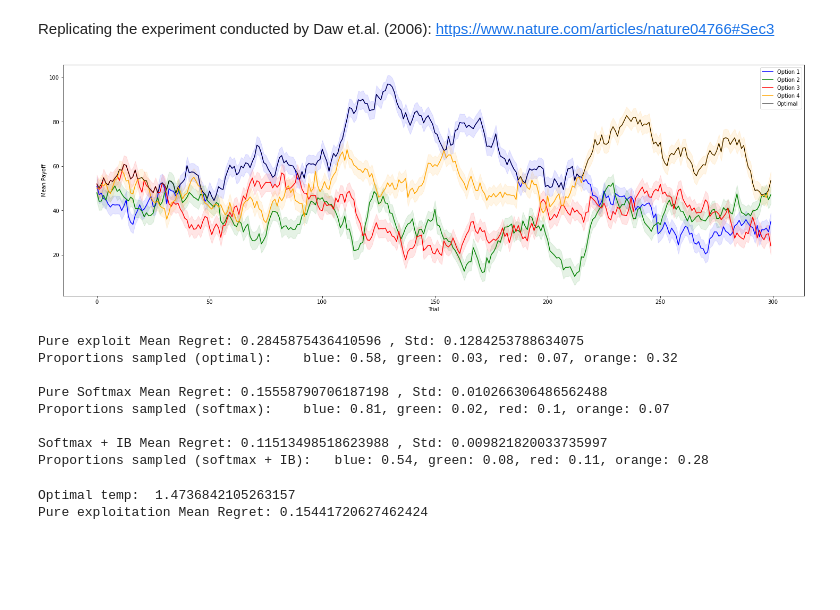
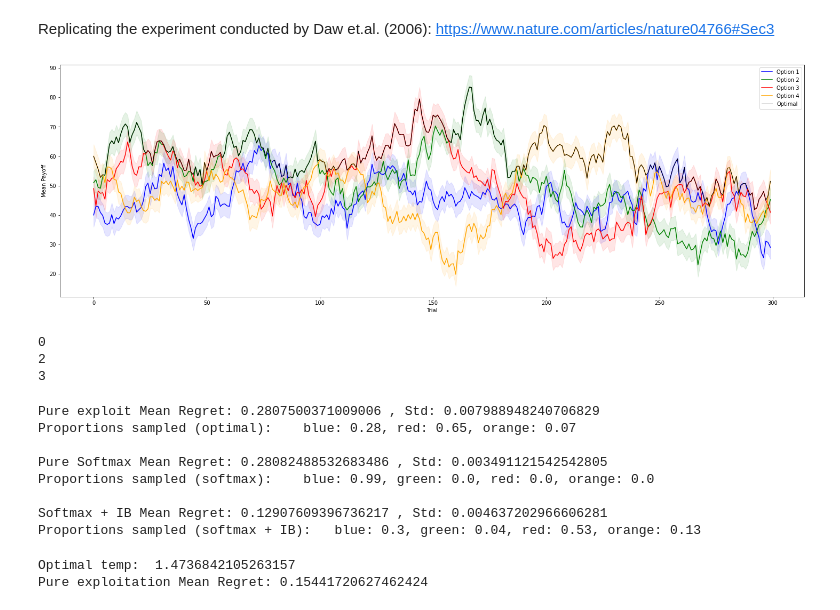
Before and after one commit to exie1/Complex-systems-EE, a Jupyter notebook: multiArmBandit_dynamic.ipynb, the cells around one changed output. Saved outputs shown, nothing was run; the diff lists cells and outputs as text; code cells hidden in the pictures; blank space fills up the shorter version.

Commit message:
Generating new payoffs
- Generating new payoff walks
- Changed printing function to account for trials with unsampled options.

```diff
--- a/multiArmBandit_dynamic.ipynb
+++ b/multiArmBandit_dynamic.ipynb
@@ -59,16 +59,17 @@ class Bandits:
             scores[:,option] = self.sample(np.zeros(trials) + payoff[option,0])
             history[option][:,option] = scores[:,option]
             history_choices[:,option] = np.zeros(trials) + option
-
         for t in range(4,self.time):
             expected_rewards = np.transpose([np.sum(history[option],1)/np.count_nonzero(history[option],1) for option in history])/temp
             weights = np.exp(expected_rewards) / np.sum(np.exp(expected_rewards),1).reshape([trials,1])
             chosen = (np.random.rand(len(weights),1) < weights.cumsum(axis=1)).argmax(axis=1)      # Selecting from probabilities
             scores[:,t] = self.sample(payoff[chosen,t])
-            for i,c in enumerate(chosen):
+            for i,c in enumerate(chosen):   # Updating history with scores
                 history[c][i,t] = scores[i,t]
             history_choices[:,t] = chosen
-        return np.sum(scores,1),history_choices
+            for option in history:      # Multiplying in recent information bias: Performance decreases?
+                history[option] = history[option] * 0.995
+        return np.sum(scores,1),history_choices, history
 
     def softmax_uncertainty(self,payoff,temp,n,trials):
         # Initialising scores and recording structures
@@ -98,21 +99,23 @@ class Bandits:
 # %%
 total_time = 300
 simu = Bandits(total_time)
-# payoffs = simu.genMeans(1)
+# payoffs = simu.genMeans(15)
+# np.savetxt('payoffs.csv',payoffs,delimiter=',')
+payoffs = np.genfromtxt('payoffs_noisy2.csv',delimiter=',')
 [_, optimal_scores,_] = simu.findRegret(payoffs,0)
 
 
 # Plotting payoff distribution with 1 SD error range + optimal picking overlaid
 fig,ax = plt.subplots(figsize=(25,8))
 colors = ['blue','green','red','orange']
 for i in range(len(payoffs)):
     plt.plot(range(total_time),payoffs[i,:], color=colors[i], label='Option '+str(i+1))
     plt.fill_between(range(total_time),payoffs[i,:]-simu.sigma, payoffs[i,:]+simu.sigma,color=colors[i],alpha=0.1)
 plt.plot(range(total_time),optimal_scores,linewidth=1, color='black', label='Optimal')        # Plotting optimal score
 
 plt.xlabel('Trial')
 plt.ylabel('Mean Payoff')
 plt.legend()
 plt.show()
 # %% [output]
-[figure, old version]
+[figure, new version]
@@ -122,31 +124,38 @@ payoffs = np.genfromtxt('payoffs.csv',delimiter=',')
+# %%
+for i in unique.astype(int):
+    print(i)
+# %% [output]
+0
+2
+3
 # %%
 exploit_reward = simu.exploit(payoffs,10000)
 [exploit_regret, _, optimal_choices] = simu.findRegret(payoffs,exploit_reward)
 print('Pure exploit Mean Regret: %s'% np.mean(exploit_regret),', Std: %s'% np.std(exploit_regret))
 unique, counts = np.unique(optimal_choices, return_counts = True)
-print('Proportions sampled (optimal):   ',(', ').join([colors[i] +': '+str(round(counts[i]/sum(counts),2)) for i in range(4)])+'\n')
+print('Proportions sampled (optimal):   ',(', ').join([colors[int(unique[i])] +': '+str(round(counts[i]/sum(counts),2)) for i in range(len(counts))])+'\n')
 
-softmax_reward, softmax_choices = simu.softmax(payoffs,2,1000)
+softmax_reward, softmax_choices,softmax_history = simu.softmax(payoffs,0.5,1000)
 [softmax_regret, _, _] = simu.findRegret(payoffs,softmax_reward)
 print('Pure Softmax Mean Regret: %s'% np.mean(softmax_regret),', Std: %s'% np.std(softmax_regret))
 unique, counts = np.unique(softmax_choices, return_counts = True)
-print('Proportions sampled (softmax):   ',(', ').join([colors[i] +': '+str(round(counts[i]/sum(counts),2)) for i in range(4)])+'\n')
+print('Proportions sampled (softmax):   ',(', ').join([colors[int(unique[i])] +': '+str(round(counts[i]/sum(counts),2)) for i in range(len(counts))])+'\n')
 
 softmaxU_reward, softmaxU_choices = simu.softmax_uncertainty(payoffs,2,1,1000)
 [softmaxU_regret, _, _] = simu.findRegret(payoffs,softmaxU_reward)
 print('Softmax + IB Mean Regret: %s'% np.mean(softmaxU_regret),', Std: %s'% np.std(softmaxU_regret))
 unique, counts = np.unique(softmaxU_choices, return_counts = True)
-print('Proportions sampled (softmax + IB):  ',(', ').join([colors[i] +': '+str(round(counts[i]/sum(counts),2)) for i in range(4)])+'\n')
+print('Proportions sampled (softmax + IB):  ',(', ').join([colors[int(unique[i])] +': '+str(round(counts[i]/sum(counts),2)) for i in range(len(counts))])+'\n')
 # IB is marginally better for payoffs requiring more exploration, and is much worse for payoffs requiring more exploitation
 # %% [output]
-Pure exploit Mean Regret: 0.2845875436410596 , Std: 0.1284253788634075
-Proportions sampled (optimal):    blue: 0.58, green: 0.03, red: 0.07, orange: 0.32
+Pure exploit Mean Regret: 0.2807500371009006 , Std: 0.007988948240706829
+Proportions sampled (optimal):    blue: 0.28, red: 0.65, orange: 0.07
 
-Pure Softmax Mean Regret: 0.15558790706187198 , Std: 0.010266306486562488
-Proportions sampled (softmax):    blue: 0.81, green: 0.02, red: 0.1, orange: 0.07
+Pure Softmax Mean Regret: 0.28082488532683486 , Std: 0.003491121542542805
+Proportions sampled (softmax):    blue: 0.99, green: 0.0, red: 0.0, orange: 0.0
 
-Softmax + IB Mean Regret: 0.11513498518623988 , Std: 0.009821820033735997
-Proportions sampled (softmax + IB):   blue: 0.54, green: 0.08, red: 0.11, orange: 0.28
+Softmax + IB Mean Regret: 0.12907609396736217 , Std: 0.004637202966606281
+Proportions sampled (softmax + IB):   blue: 0.3, green: 0.04, red: 0.53, orange: 0.13
 # %%
 # Optimise temperature selection
 regret_list = np.zeros(20)
```
Also changed, not shown: parts of 3 cells of this notebook, 5 other files.
